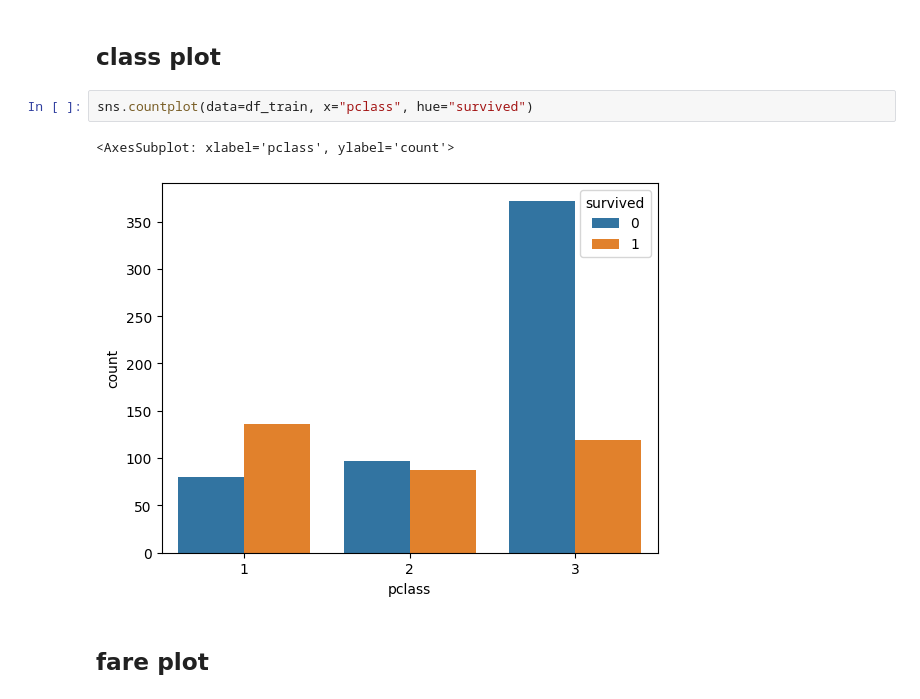
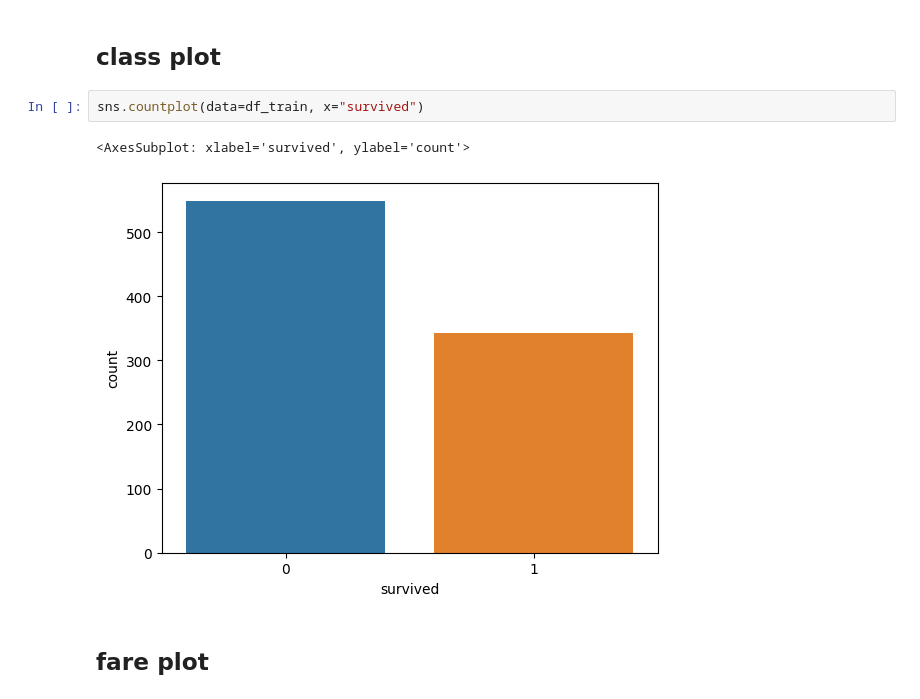
Before and after one commit to yona-av/titanic_kaggle, a Jupyter notebook: ignore/titanic_project.ipynb, the cells around one changed output. Saved outputs shown, nothing was run; the diff lists cells and outputs as text.

```diff
--- a/ignore/titanic_project.ipynb
+++ b/ignore/titanic_project.ipynb
@@ -298,10 +310,10 @@ child_mean = df_young['age'].mean()
 # %% [markdown]
 ## class plot
 # %%
-sns.countplot(data=df_train, x="pclass", hue="survived")
+sns.countplot(data=df_train, x="survived")
 # %% [output]
-<AxesSubplot: xlabel='pclass', ylabel='count'>
+<AxesSubplot: xlabel='survived', ylabel='count'>
-[figure, old version]
+[figure, new version]
 # %% [markdown]
 ## fare plot
 # %%
```
Also changed, not shown: parts of 6 cells of this notebook, 4 other files.
